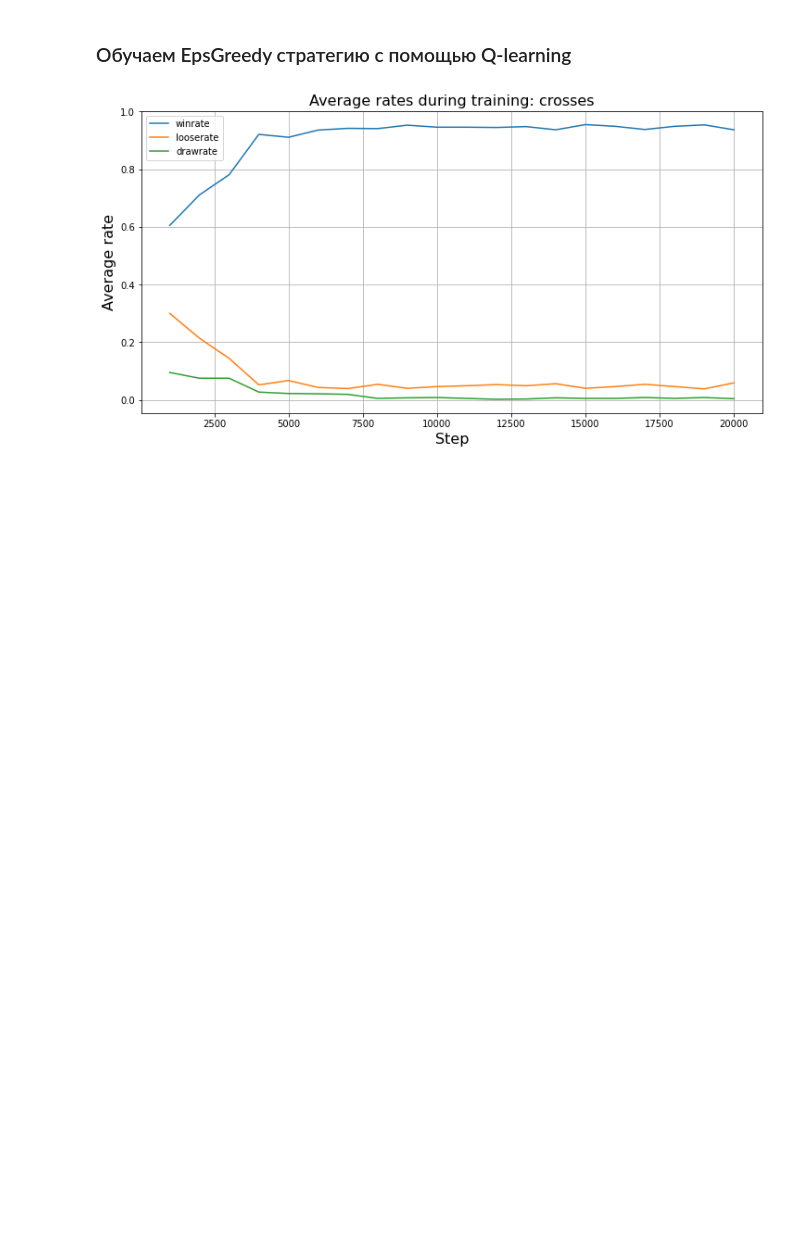
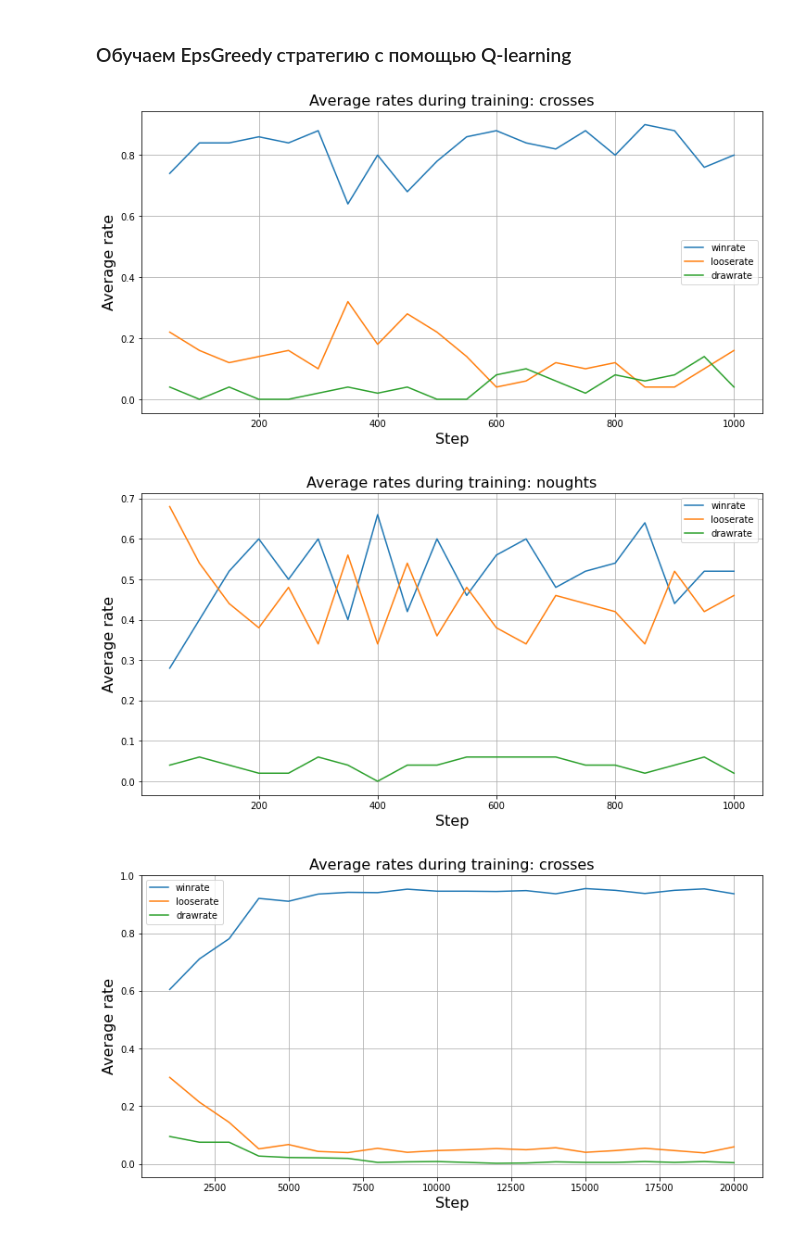
Before and after one commit to GimmeDanger/made-rl-adv-2020, a Jupyter notebook: hw/2_tic_tac_toe/experiments.ipynb, the cells around one changed output. Drawn from its saved outputs; the diff is of its cells as text; code cells hidden in the pictures; blank space fills up the shorter version.

```diff
--- a/hw/2_tic_tac_toe/experiments.ipynb
+++ b/hw/2_tic_tac_toe/experiments.ipynb
@@ -113,7 +107,7 @@ class TicTacToe(gym.Env):
         print("----" * (self.n_cols) + "-")
 
     def getState(self):
-        return (self.getHash(), self.getEmptySpaces(), self.curTurn)
+        return (self.getHash(), self.getEmptySpaces(), self.curTurn, self.board)
 
     def action_from_int(self, action_int):
         return (int(action_int / self.n_cols), int(action_int % self.n_cols))
@@ -121,12 +115,16 @@ class TicTacToe(gym.Env):
     def int_from_action(self, action):
         return action[0] * self.n_cols + action[1]
 
+    @staticmethod
+    def next_turn(turn):
+        return -turn
+
     def step(self, action):
         if self.board[action[0], action[1]] != 0:
             return self.getState(), -10, True, {}
         self.makeMove(self.curTurn, action[0], action[1])
         reward = self.isTerminal()
-        self.curTurn = -self.curTurn
+        self.curTurn = self.next_turn(self.curTurn)
         return self.getState(), 0 if reward is None else reward, reward is not None, {}
 
     def reset(self):
@@ -180,18 +187,18 @@ class EpsGreedyPolicy(BasePolicy):
 # %% [markdown]
 ### Валидация обученной стратегии: проверяем winrate pi_eval относительно pi_other, во время обучения будем валидироваться относительно случайно стратегии
 # %%
-def run_eval_episode(env, policies, eps):
+def run_eval_episode(env, policies, eps, ):
 
     env.reset()
     state = env.getState()
-    _, allowed_actions, turn = state
+    _, _, turn, _ = state
 
     done = False
     while not done:
-        action_idx = policies[turn].select_action(state, eps)
-        action = allowed_actions[action_idx]
+        action, is_action_int = policies[turn].select_action(state, eps)
+        action = action if not is_action_int else env.action_from_int(action)
         state, reward, done, _ = env.step(action)
-        _, allowed_actions, turn = state
+        _, _, turn, _ = state
 
     return reward
 # %%
@@ -271,7 +278,7 @@ def q_learning_train_epoch(env, policies, args):
 
     env.reset()
     state = env.getState()
-    board_hash, allowed_actions, turn = state
+    board_hash, allowed_actions, turn, _ = state
     prev_board_hash, prev_action_idx = None, None
 
     done = False
@@ -279,7 +286,7 @@ def q_learning_train_epoch(env, policies, args):
 
         # update curr turn policy
         pi = policies[turn]
-        action_idx = pi.select_action(state, args['eps'])
+        action_idx = pi.select_action_idx(state, args['eps'])
         action = allowed_actions[action_idx]
         state, reward, done, _ = env.step(action)
         if reward == turn:
@@ -287,7 +294,7 @@ def q_learning_train_epoch(env, policies, args):
         policies[turn] = pi
 
         # update opposite policy
-        next_board_hash, next_allowed_actions, next_turn = state
+        next_board_hash, next_allowed_actions, next_turn, _ = state
         pi = policies[next_turn]
         if prev_board_hash is not None:
             gamma_term = args['gamma'] * np.max(pi.Q[next_board_hash]) if next_board_hash in pi.Q else 0
@@ -297,7 +304,7 @@ def q_learning_train_epoch(env, policies, args):
         policies[next_turn] = pi
 
         prev_board_hash, prev_action_idx = board_hash, action_idx
-        board_hash, allowed_actions, turn = state
+        board_hash, allowed_actions, turn, _ = state
 
     return policies
 # %%
@@ -318,7 +325,7 @@ def run_learning(env, pi_crosses, pi_noughts, run_train_epoch, args,
     for epoch in tqdm(range(episodes)):
 
         args['eps'] = eps_init + (eps_final - eps_init) * epoch / eps_decay
-        policies = q_learning_train_epoch(env, policies, args)
+        policies = run_train_epoch(env, policies, args)
 
         if (epoch + 1) % eval_every == 0:
             step = epoch + 1
@@ -328,6 +335,20 @@ def run_learning(env, pi_crosses, pi_noughts, run_train_epoch, args,
             hist['noughts'].append((step, wr, lr, dr))
 
     return hist
+# %%
+hist = run_learning(
+    TicTacToe(n_rows=3, n_cols=3, n_win=3),
+    pi_crosses=EpsGreedyPolicy(turn=CROSSES_TURN),
+    pi_noughts=EpsGreedyPolicy(turn=NOUGHTS_TURN),
+    run_train_epoch=q_learning_train_epoch,
+    args={'alpha': 0.01, 'gamma': 0.08},
+    episodes=1000
+)
+plot_history(hist, player='crosses')
+plot_history(hist, player='noughts')
+# %% [output]
+[figure, added]
+[figure, added]
 # %%
 hist = run_learning(
     TicTacToe(n_rows=3, n_cols=3, n_win=3),
```
Also changed, not shown: parts of 10 cells of this notebook.
